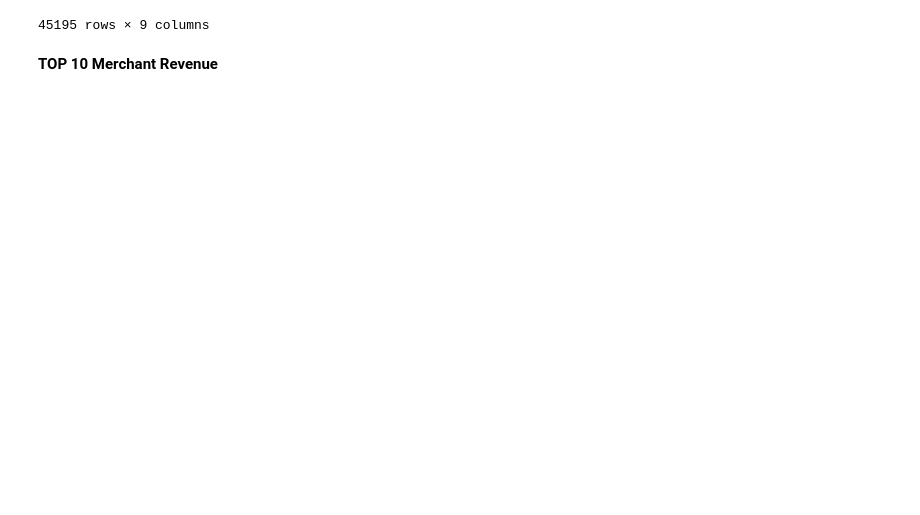
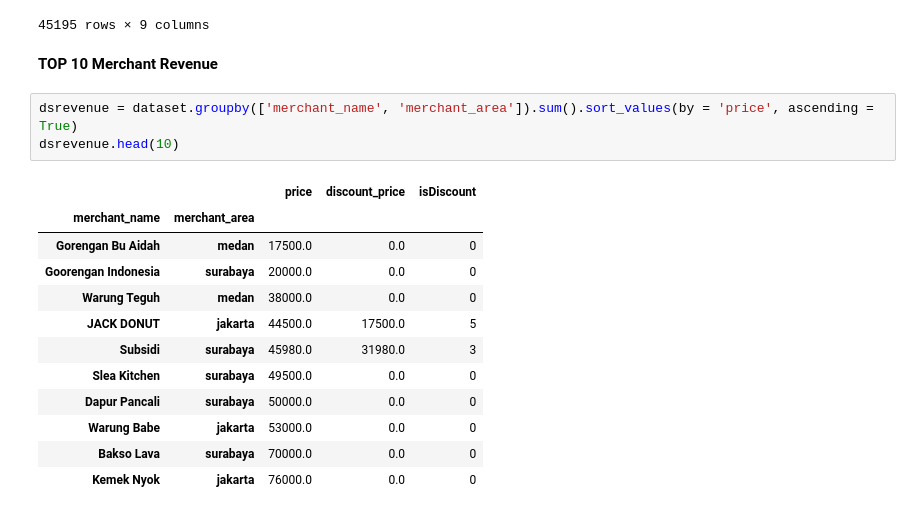
Before and after one commit to Edy-Mochamad/Analysis-Product-Revenue, a Jupyter notebook: produklist.ipynb, the cells around one changed output. Saved outputs shown, nothing was run; the diff lists cells and outputs as text; blank space fills up the shorter version.

```diff
--- a/produklist.ipynb
+++ b/produklist.ipynb
@@ -156,3 +154,19 @@ dataset
 45195 rows × 9 columns
 # %% [markdown]
 **TOP 10 Merchant Revenue**
+# %%
+dsrevenue = dataset.groupby(['merchant_name', 'merchant_area']).sum().sort_values(by = 'price', ascending = True)
+dsrevenue.head(10)
+# %% [output]
+|  |  | price | discount_price | isDiscount |
+| merchant_name | merchant_area |  |  |  |
+| Gorengan Bu Aidah | medan | 17500.0 | 0.0 | 0 |
+| Goorengan Indonesia | surabaya | 20000.0 | 0.0 | 0 |
+| Warung Teguh | medan | 38000.0 | 0.0 | 0 |
+| JACK DONUT | jakarta | 44500.0 | 17500.0 | 5 |
+| Subsidi | surabaya | 45980.0 | 31980.0 | 3 |
+| Slea Kitchen | surabaya | 49500.0 | 0.0 | 0 |
+| Dapur Pancali | surabaya | 50000.0 | 0.0 | 0 |
+| Warung Babe | jakarta | 53000.0 | 0.0 | 0 |
+| Bakso Lava | surabaya | 70000.0 | 0.0 | 0 |
+| Kemek Nyok | jakarta | 76000.0 | 0.0 | 0 |
```
Also changed, not shown: parts of 5 cells of this notebook.
